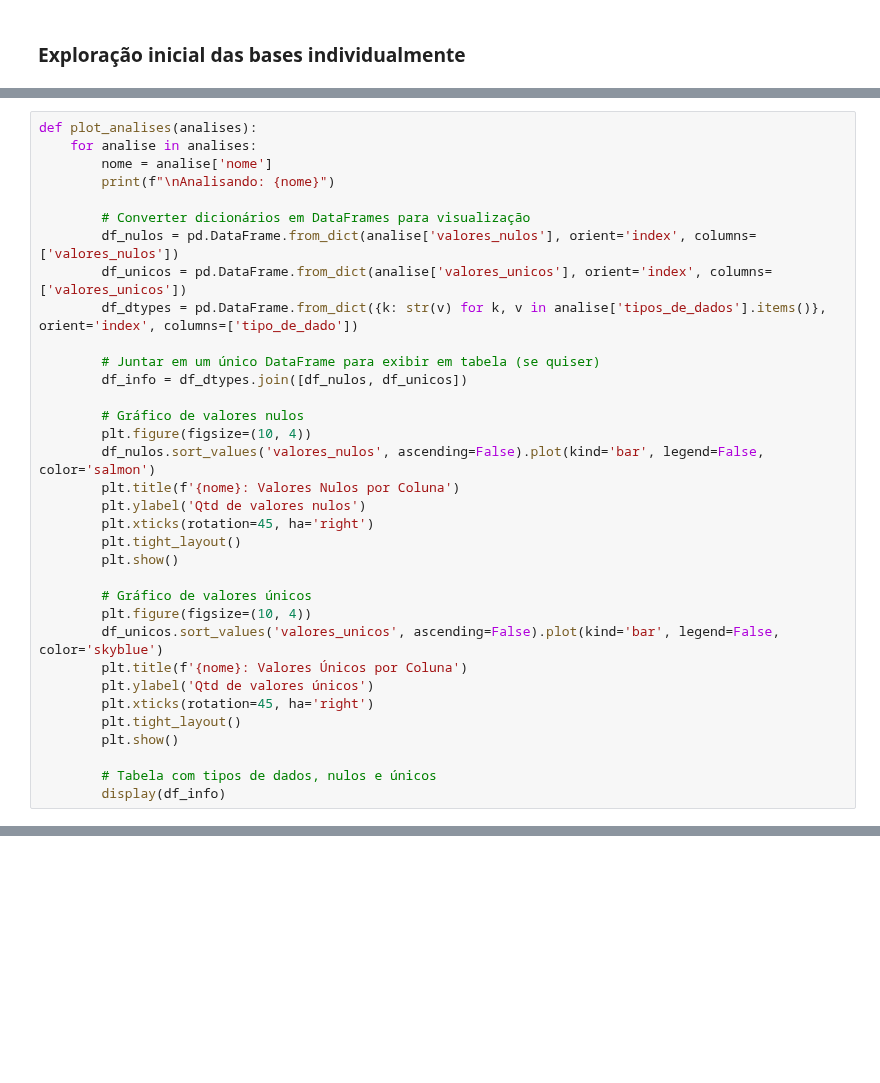
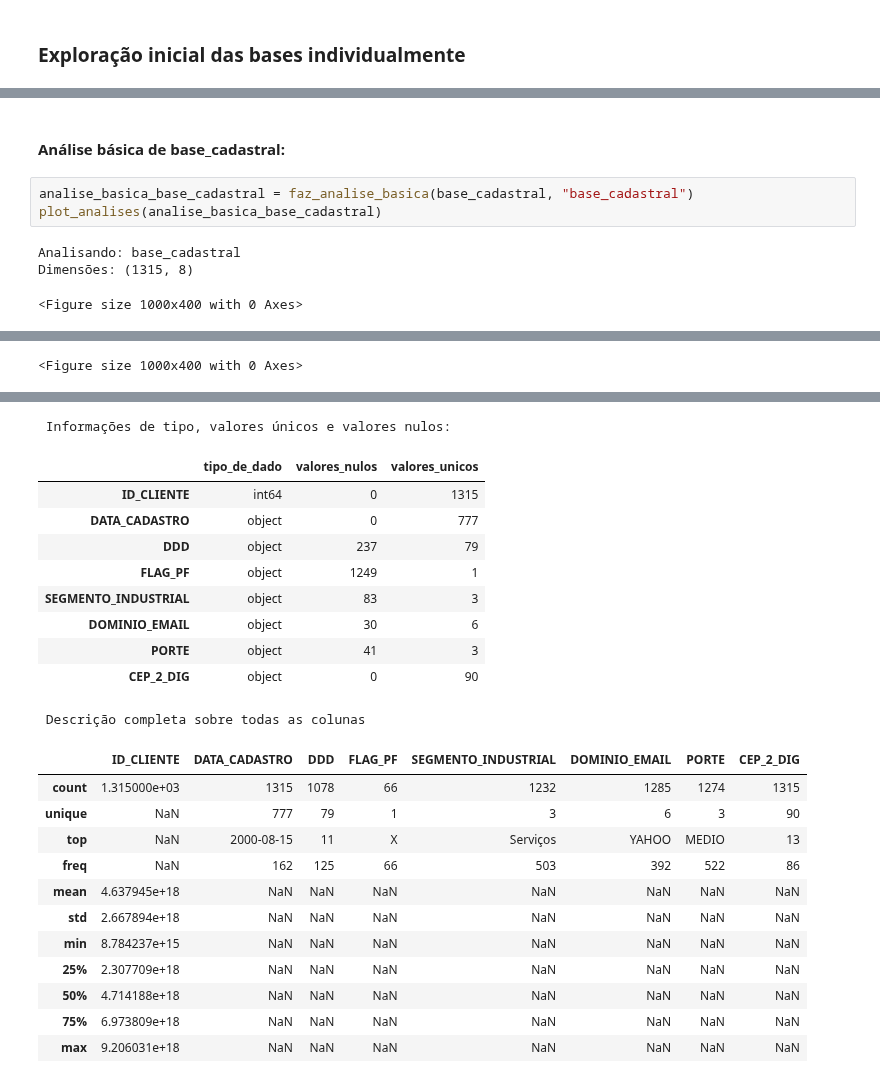
Before and after one commit to mmdes/default-risk-analysis, a Jupyter notebook: notebooks/exploratory_analysis.ipynb, the cells around one changed output, grey strips where cells are left out. Cells and saved outputs as stored; diff of their text form; blank space fills up the shorter version.

```diff
--- a/notebooks/exploratory_analysis.ipynb
+++ b/notebooks/exploratory_analysis.ipynb
@@ -101,34 +151,0 @@ analises = [
-# %%
-def plot_analises(analises):
-    for analise in analises:
-        nome = analise['nome']
-        print(f"\nAnalisando: {nome}")
-
-        # Converter dicionários em DataFrames para visualização
-        df_nulos = pd.DataFrame.from_dict(analise['valores_nulos'], orient='index', columns=['valores_nulos'])
-        df_unicos = pd.DataFrame.from_dict(analise['valores_unicos'], orient='index', columns=['valores_unicos'])
-        df_dtypes = pd.DataFrame.from_dict({k: str(v) for k, v in analise['tipos_de_dados'].items()}, orient='index', columns=['tipo_de_dado'])
-
-        # Juntar em um único DataFrame para exibir em tabela (se quiser)
-        df_info = df_dtypes.join([df_nulos, df_unicos])
-
-        # Gráfico de valores nulos
-        plt.figure(figsize=(10, 4))
-        df_nulos.sort_values('valores_nulos', ascending=False).plot(kind='bar', legend=False, color='salmon')
-        plt.title(f'{nome}: Valores Nulos por Coluna')
-        plt.ylabel('Qtd de valores nulos')
-        plt.xticks(rotation=45, ha='right')
-        plt.tight_layout()
-        plt.show()
-
-        # Gráfico de valores únicos
-        plt.figure(figsize=(10, 4))
-        df_unicos.sort_values('valores_unicos', ascending=False).plot(kind='bar', legend=False, color='skyblue')
-        plt.title(f'{nome}: Valores Únicos por Coluna')
-        plt.ylabel('Qtd de valores únicos')
-        plt.xticks(rotation=45, ha='right')
-        plt.tight_layout()
-        plt.show()
-
-        # Tabela com tipos de dados, nulos e únicos
-        display(df_info)
@@ -161,0 +152,9 @@ Analisando: base_info
+# %% [markdown]
+#### Análise básica de base_cadastral:
+# %%
+analise_basica_base_cadastral = faz_analise_basica(base_cadastral, "base_cadastral")
+plot_analises(analise_basica_base_cadastral)
+# %% [output]
+Analisando: base_cadastral
+Dimensões: (1315, 8)
+<Figure size 1000x400 with 0 Axes>
@@ -161,0 +162 @@ Analisando: base_info
+<Figure size 1000x400 with 0 Axes>
@@ -161,0 +164,23 @@ Analisando: base_info
+ Informações de tipo, valores únicos e valores nulos:
+|  | tipo_de_dado | valores_nulos | valores_unicos |
+| ID_CLIENTE | int64 | 0 | 1315 |
+| DATA_CADASTRO | object | 0 | 777 |
+| DDD | object | 237 | 79 |
+| FLAG_PF | object | 1249 | 1 |
+| SEGMENTO_INDUSTRIAL | object | 83 | 3 |
+| DOMINIO_EMAIL | object | 30 | 6 |
+| PORTE | object | 41 | 3 |
+| CEP_2_DIG | object | 0 | 90 |
+ Descrição completa sobre todas as colunas
+|  | ID_CLIENTE | DATA_CADASTRO | DDD | FLAG_PF | SEGMENTO_INDUSTRIAL | DOMINIO_EMAIL | PORTE | CEP_2_DIG |
+| count | 1.315000e+03 | 1315 | 1078 | 66 | 1232 | 1285 | 1274 | 1315 |
+| unique | NaN | 777 | 79 | 1 | 3 | 6 | 3 | 90 |
+| top | NaN | 2000-08-15 | 11 | X | Serviços | YAHOO | MEDIO | 13 |
+| freq | NaN | 162 | 125 | 66 | 503 | 392 | 522 | 86 |
+| mean | 4.637945e+18 | NaN | NaN | NaN | NaN | NaN | NaN | NaN |
+| std | 2.667894e+18 | NaN | NaN | NaN | NaN | NaN | NaN | NaN |
+| min | 8.784237e+15 | NaN | NaN | NaN | NaN | NaN | NaN | NaN |
+| 25% | 2.307709e+18 | NaN | NaN | NaN | NaN | NaN | NaN | NaN |
+| 50% | 4.714188e+18 | NaN | NaN | NaN | NaN | NaN | NaN | NaN |
+| 75% | 6.973809e+18 | NaN | NaN | NaN | NaN | NaN | NaN | NaN |
+| max | 9.206031e+18 | NaN | NaN | NaN | NaN | NaN | NaN | NaN |
```
Also changed, not shown: parts of 10 cells of this notebook.
